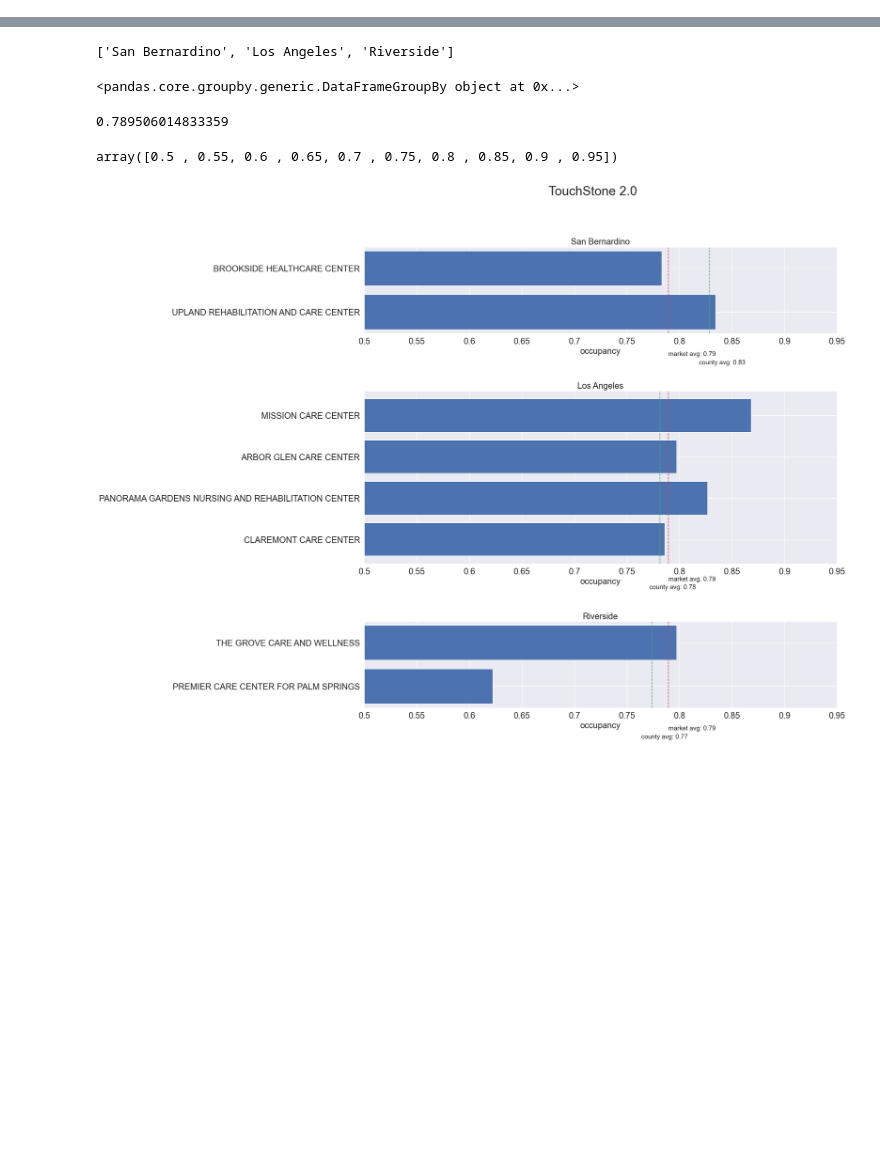
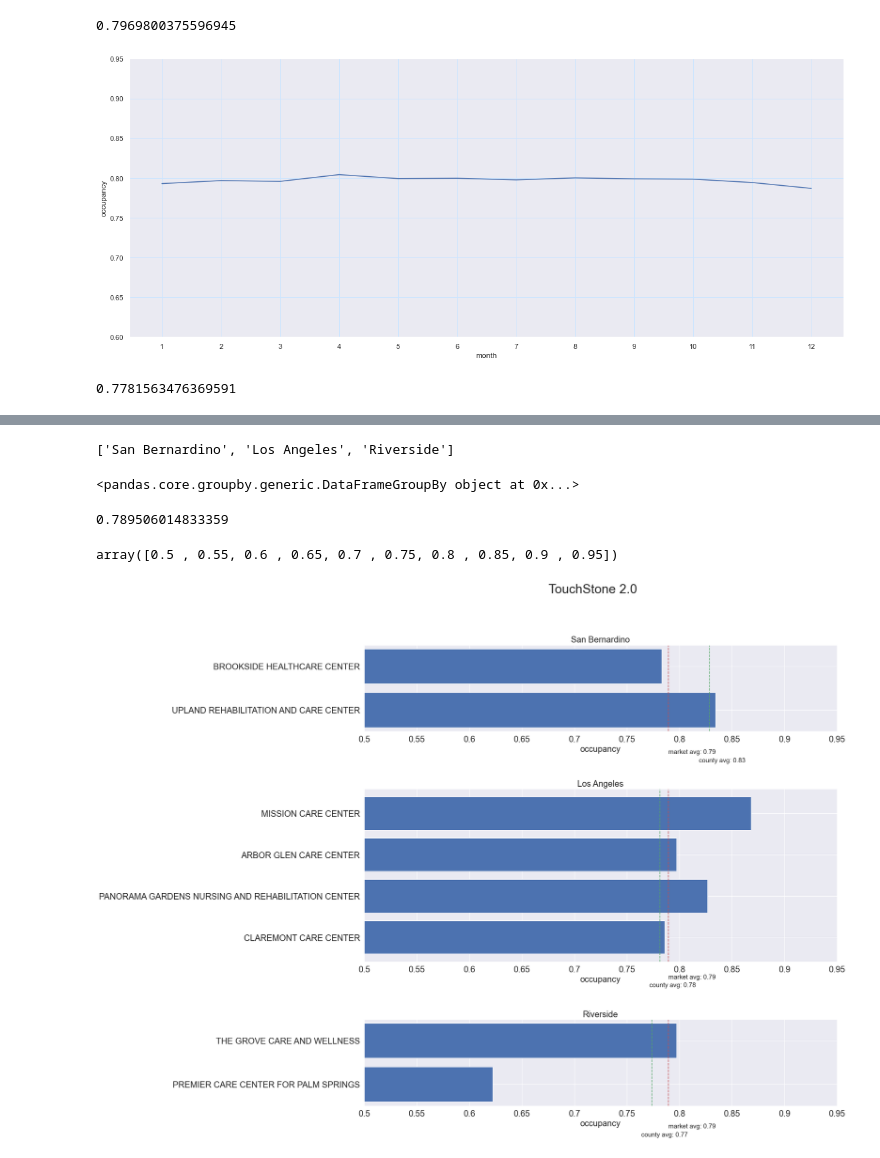
Before and after one commit to elee2021/pbj, a Jupyter notebook: market_fig.ipynb, the cells around one changed output, grey strips where cells are left out. Drawn from its saved outputs; the diff is of its cells as text; code cells hidden in the pictures; blank space fills up the shorter version.

```diff
--- a/market_fig.ipynb
+++ b/market_fig.ipynb
@@ -3,3 +3,16 @@ import pandas as pd
 import numpy as np
 import seaborn as sns
 import matplotlib.pyplot as plt
+import matplotlib as mpl
+
+# connect to database
+import sqlalchemy as db
+engine = db.create_engine('postgresql+psycopg2://postgres:1111@localhost/postgres')
+connection = engine.connect()
+metadata = db.MetaData()
+occupancy = db.Table('occ', metadata, autoload=True, autoload_with=engine)
+
+# set graph size and background color
+sns.set(rc={"figure.figsize":(20, 8)})
+mpl.rcParams.update({"axes.grid" : True, "grid.color": 'CCE5FF'})
+ensign_color = '#0019FE'
@@ -19,0 +67,31 @@ df_2020 = df[df['year'] == 2020]
+# %%
+query_sm = db.select([occupancy]).where(db.and_(
+                                                occupancy.columns.bedcert < 66,
+                                                occupancy.columns.occupancy <= 1,
+                                                occupancy.columns.occupancy >0
+                                                ))
+df_sm = pd.read_sql_query(query_sm, con=engine)
+df_sm['occupancy'].mean()
+# %% [output]
+0.7969800375596945
+# %%
+occ_vals = df_sm.groupby('month')['occupancy'].mean().values
+occ_vals
+x=np.arange(1,13,1)
+plt.plot(x, occ_vals)
+plt.ylim(0.6,0.95)
+plt.xticks(x,x)
+plt.xlabel('month')
+plt.ylabel('occupancy');
+# %% [output]
+[figure, added]
+# %%
+query_md = db.select([occupancy]).where(db.and_(
+                                                occupancy.columns.bedcert >= 66,
+                                                occupancy.columns.bedcert < 127,
+                                                occupancy.columns.occupancy <= 1
+                                                ))
+df_md = pd.read_sql_query(query_md, con=engine)
+df_md['occupancy'].mean()
+# %% [output]
+0.7781563476369591
```
Also changed, not shown: parts of 21 cells of this notebook.
